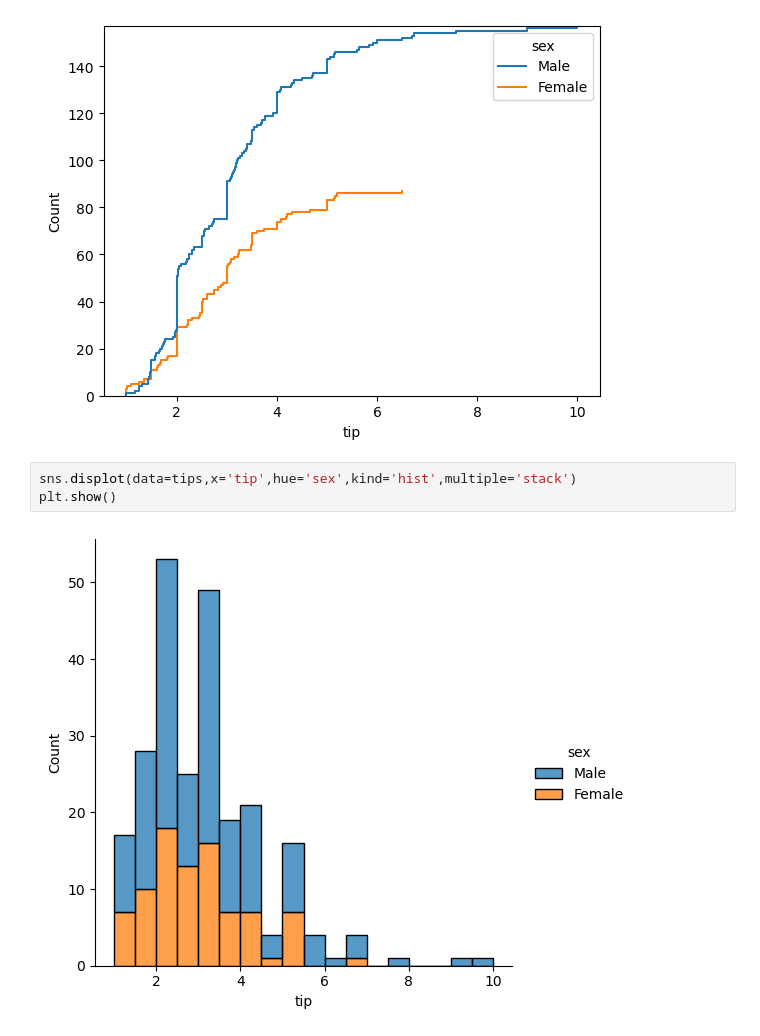
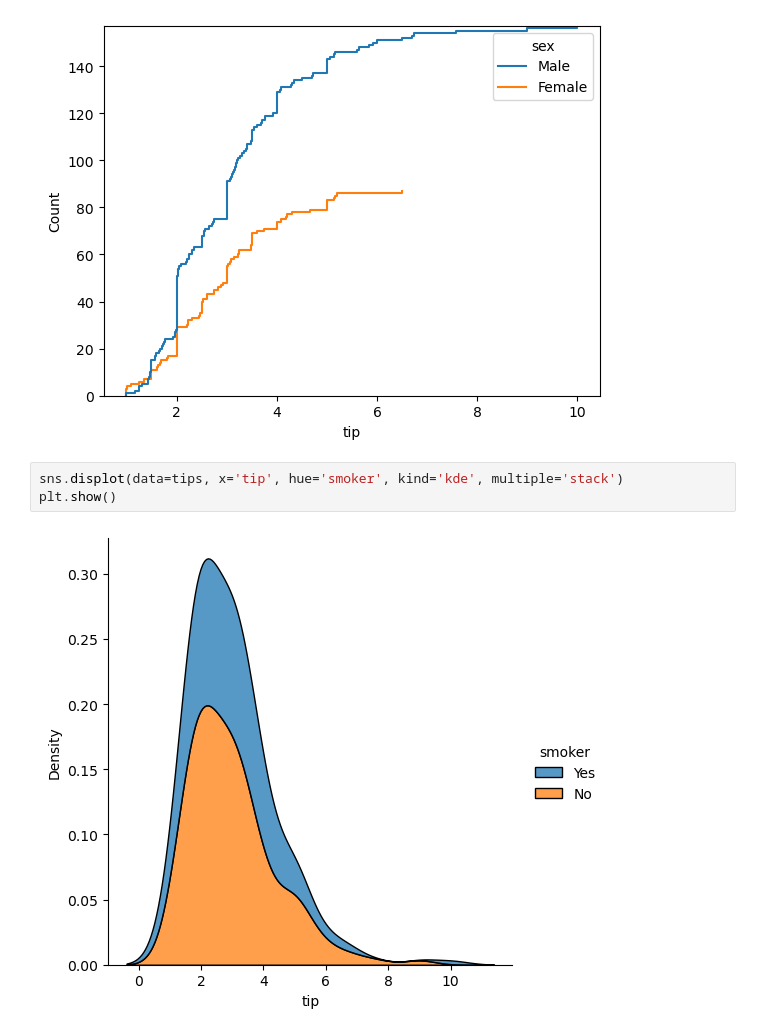
Before and after one commit to jcmefra/curso_matplotlib_seaborn, a Jupyter notebook: Clase13_distribuciones.ipynb, the cells around one changed output. Saved outputs shown, nothing was run; the diff lists cells and outputs as text.

```diff
--- a/Clase13_distribuciones.ipynb
+++ b/Clase13_distribuciones.ipynb
@@ -66,7 +55,7 @@ plt.show()
 # %% [output]
 [figure]
 # %%
-sns.displot(data=tips,x='tip',hue='sex',kind='hist',multiple='stack')
+sns.displot(data=tips, x='tip', hue='smoker', kind='kde', multiple='stack')
 plt.show()
 # %% [output]
-[figure, old version]
+[figure, new version]
```
Also changed, not shown: parts of 2 cells of this notebook, 1 other file.
